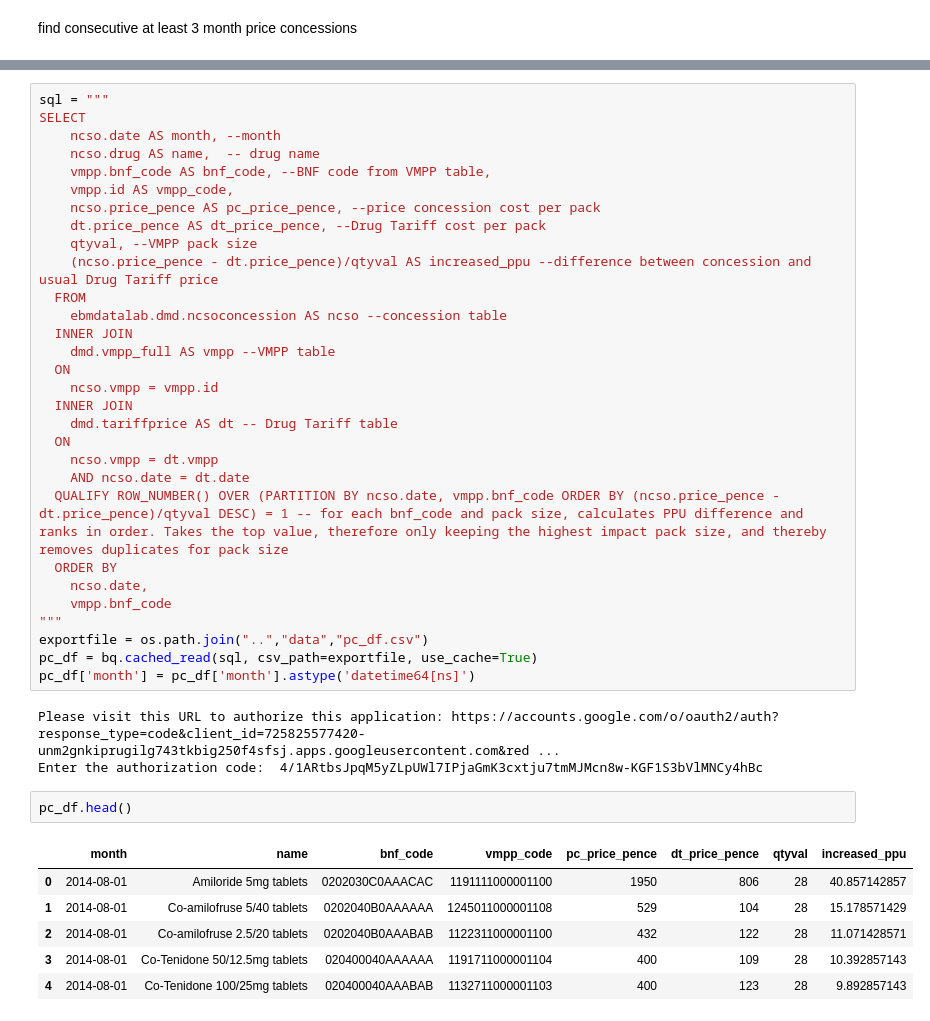
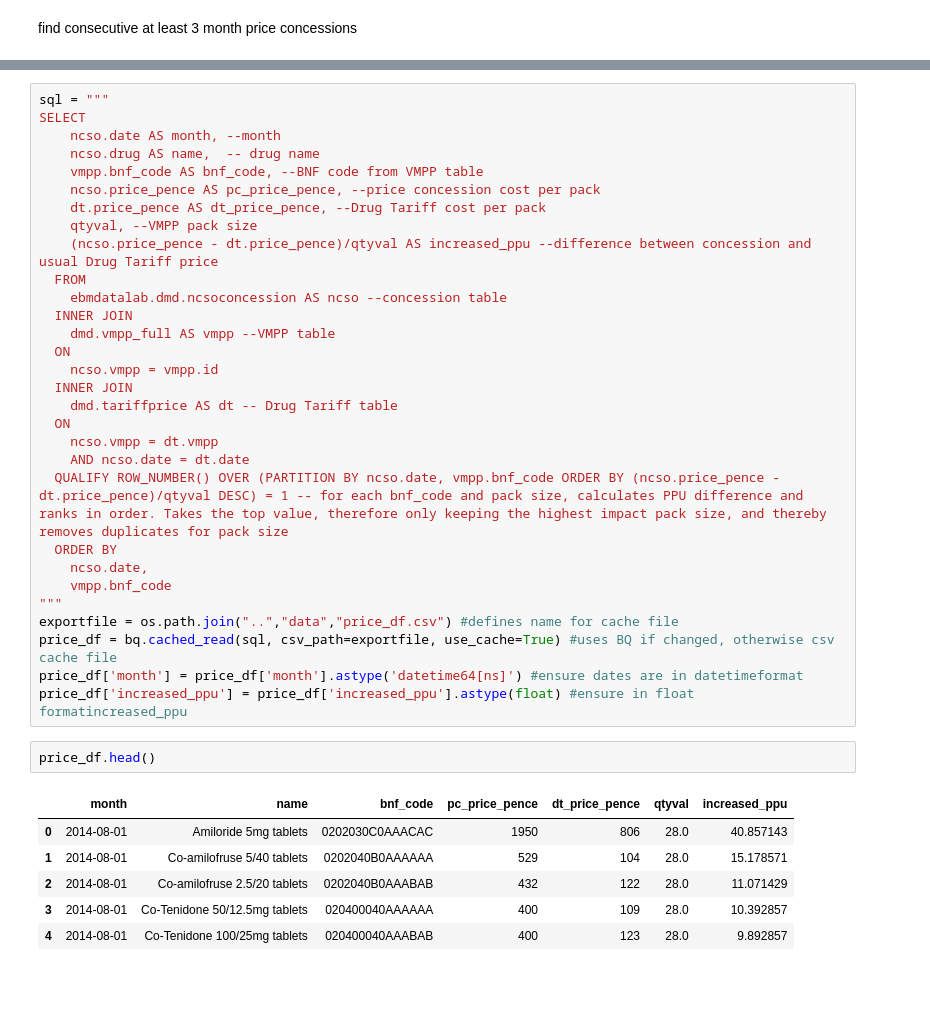
Before and after one commit to ebmdatalab/price-concessions-accuracy-notebook, a Jupyter notebook: notebooks/Untitled.ipynb, the cells around one changed output, grey strips where cells are left out. Saved outputs shown, nothing was run; the diff lists cells and outputs as text; blank space fills up the shorter version.

```diff
--- a/notebooks/Untitled.ipynb
+++ b/notebooks/Untitled.ipynb
@@ -21,8 +151,7 @@ sql = """
 SELECT
     ncso.date AS month, --month
     ncso.drug AS name,  -- drug name
-    vmpp.bnf_code AS bnf_code, --BNF code from VMPP table,
-    vmpp.id AS vmpp_code,
+    vmpp.bnf_code AS bnf_code, --BNF code from VMPP table
     ncso.price_pence AS pc_price_pence, --price concession cost per pack
     dt.price_pence AS dt_price_pence, --Drug Tariff cost per pack
     qtyval, --VMPP pack size
@@ -43,18 +172,16 @@ SELECT
     ncso.date,
     vmpp.bnf_code
 """
-exportfile = os.path.join("..","data","pc_df.csv")
-pc_df = bq.cached_read(sql, csv_path=exportfile, use_cache=True)
-pc_df['month'] = pc_df['month'].astype('datetime64[ns]')
+exportfile = os.path.join("..","data","price_df.csv") #defines name for cache file
+price_df = bq.cached_read(sql, csv_path=exportfile, use_cache=True) #uses BQ if changed, otherwise csv cache file
+price_df['month'] = price_df['month'].astype('datetime64[ns]') #ensure dates are in datetimeformat
+price_df['increased_ppu'] = price_df['increased_ppu'].astype(float) #ensure in float formatincreased_ppu
-# %% [output]
-Please visit this URL to authorize this application: https://accounts.google.com/o/oauth2/auth?response_type=code&client_id=725825577420-unm2gnkiprugilg743tkbig250f4sfsj.apps.googleusercontent.com&red ...
-Enter the authorization code:  4/1ARtbsJpqM5yZLpUWl7IPjaGmK3cxtju7tmMJMcn8w-KGF1S3bVlMNCy4hBc
 # %%
-pc_df.head()
+price_df.head()
 # %% [output]
-|  | month | name | bnf_code | vmpp_code | pc_price_pence | dt_price_pence | qtyval | increased_ppu |
-| 0 | 2014-08-01 | Amiloride 5mg tablets | 0202030C0AAACAC | 1191111000001100 | 1950 | 806 | 28 | 40.857142857 |
-| 1 | 2014-08-01 | Co-amilofruse 5/40 tablets | 0202040B0AAAAAA | 1245011000001108 | 529 | 104 | 28 | 15.178571429 |
-| 2 | 2014-08-01 | Co-amilofruse 2.5/20 tablets | 0202040B0AAABAB | 1122311000001100 | 432 | 122 | 28 | 11.071428571 |
-| 3 | 2014-08-01 | Co-Tenidone 50/12.5mg tablets | 020400040AAAAAA | 1191711000001104 | 400 | 109 | 28 | 10.392857143 |
-| 4 | 2014-08-01 | Co-Tenidone 100/25mg tablets | 020400040AAABAB | 1132711000001103 | 400 | 123 | 28 | 9.892857143 |
+|  | month | name | bnf_code | pc_price_pence | dt_price_pence | qtyval | increased_ppu |
+| 0 | 2014-08-01 | Amiloride 5mg tablets | 0202030C0AAACAC | 1950 | 806 | 28.0 | 40.857143 |
+| 1 | 2014-08-01 | Co-amilofruse 5/40 tablets | 0202040B0AAAAAA | 529 | 104 | 28.0 | 15.178571 |
+| 2 | 2014-08-01 | Co-amilofruse 2.5/20 tablets | 0202040B0AAABAB | 432 | 122 | 28.0 | 11.071429 |
+| 3 | 2014-08-01 | Co-Tenidone 50/12.5mg tablets | 020400040AAAAAA | 400 | 109 | 28.0 | 10.392857 |
+| 4 | 2014-08-01 | Co-Tenidone 100/25mg tablets | 020400040AAABAB | 400 | 123 | 28.0 | 9.892857 |
```
Also changed, not shown: parts of 24 cells of this notebook, 26 other files.
